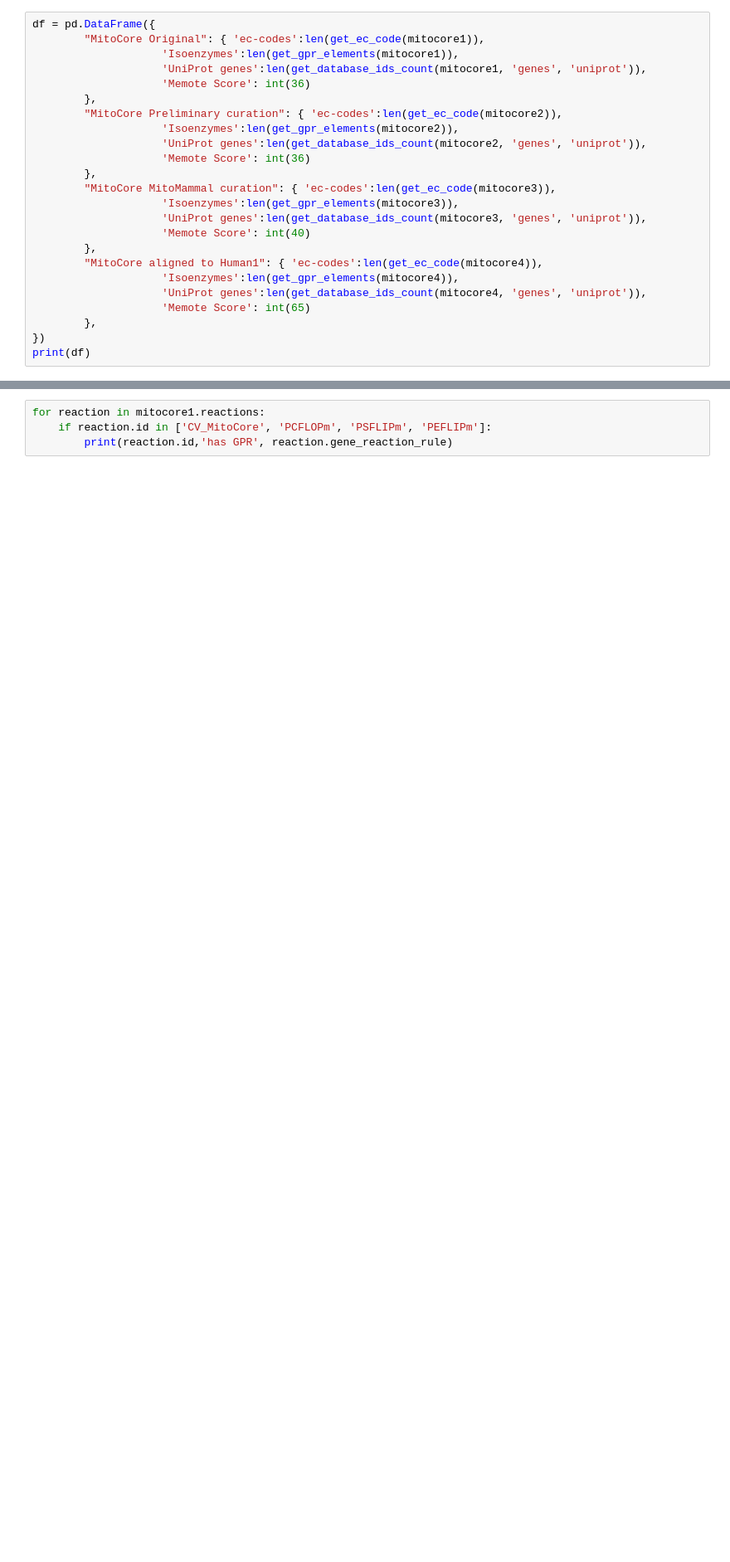
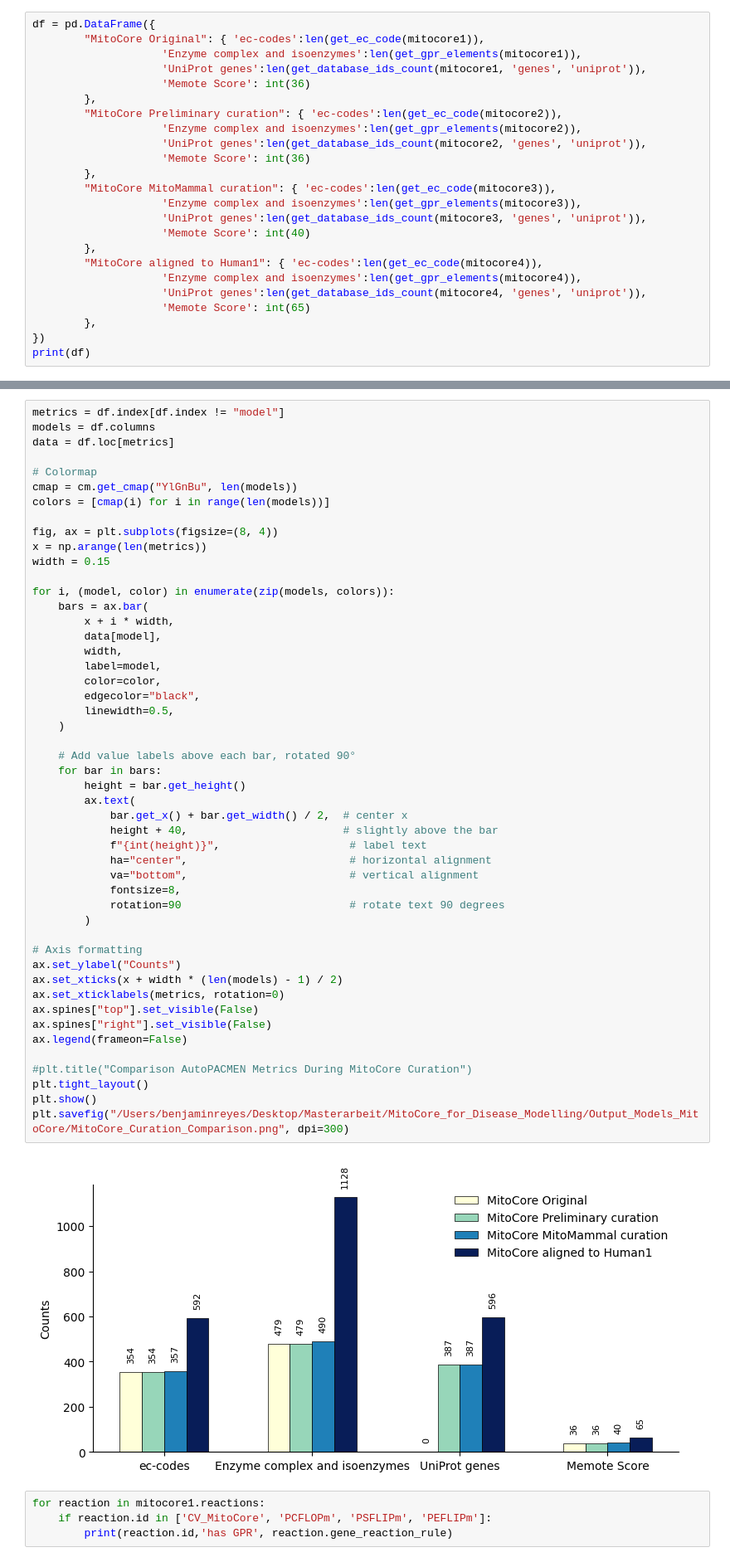
Before and after one commit to Benjamin-Reyes-S/MitoCore-curation-workflow, a Jupyter notebook: model_curation/MitoCore_Metrics.ipynb, the cells around one changed output, grey strips where cells are left out. Shown at 83% size. Cells and saved outputs as stored; diff of their text form; blank space fills up the shorter version.

```diff
--- a/model_curation/MitoCore_Metrics.ipynb
+++ b/model_curation/MitoCore_Metrics.ipynb
@@ -79,22 +68,22 @@ def get_database_ids_count(model, component, database):
 # %%
 df = pd.DataFrame({
         "MitoCore Original": { 'ec-codes':len(get_ec_code(mitocore1)),
-                    'Isoenzymes':len(get_gpr_elements(mitocore1)),
+                    'Enzyme complex and isoenzymes':len(get_gpr_elements(mitocore1)),
                     'UniProt genes':len(get_database_ids_count(mitocore1, 'genes', 'uniprot')),
                     'Memote Score': int(36)
         },
         "MitoCore Preliminary curation": { 'ec-codes':len(get_ec_code(mitocore2)),
-                    'Isoenzymes':len(get_gpr_elements(mitocore2)),
+                    'Enzyme complex and isoenzymes':len(get_gpr_elements(mitocore2)),
                     'UniProt genes':len(get_database_ids_count(mitocore2, 'genes', 'uniprot')),
                     'Memote Score': int(36)
         },
         "MitoCore MitoMammal curation": { 'ec-codes':len(get_ec_code(mitocore3)),
-                    'Isoenzymes':len(get_gpr_elements(mitocore3)),
+                    'Enzyme complex and isoenzymes':len(get_gpr_elements(mitocore3)),
                     'UniProt genes':len(get_database_ids_count(mitocore3, 'genes', 'uniprot')),
                     'Memote Score': int(40)
         },
         "MitoCore aligned to Human1": { 'ec-codes':len(get_ec_code(mitocore4)),
-                    'Isoenzymes':len(get_gpr_elements(mitocore4)),
+                    'Enzyme complex and isoenzymes':len(get_gpr_elements(mitocore4)),
                     'UniProt genes':len(get_database_ids_count(mitocore4, 'genes', 'uniprot')),
                     'Memote Score': int(65)
         },
@@ -210,3 +110,54 @@ plt.show()
+# %%
+metrics = df.index[df.index != "model"]
+models = df.columns
+data = df.loc[metrics]
+
+# Colormap
+cmap = cm.get_cmap("YlGnBu", len(models))
+colors = [cmap(i) for i in range(len(models))]
+
+fig, ax = plt.subplots(figsize=(8, 4))
+x = np.arange(len(metrics))
+width = 0.15
+
+for i, (model, color) in enumerate(zip(models, colors)):
+    bars = ax.bar(
+        x + i * width,
+        data[model],
+        width,
+        label=model,
+        color=color,
+        edgecolor="black",
+        linewidth=0.5,
+    )
+
+    # Add value labels above each bar, rotated 90°
+    for bar in bars:
+        height = bar.get_height()
+        ax.text(
+            bar.get_x() + bar.get_width() / 2,  # center x
+            height + 40,                        # slightly above the bar
+            f"{int(height)}",                    # label text
+            ha="center",                         # horizontal alignment
+            va="bottom",                         # vertical alignment
+            fontsize=8,
+            rotation=90                          # rotate text 90 degrees
+        )
+
+# Axis formatting
+ax.set_ylabel("Counts")
+ax.set_xticks(x + width * (len(models) - 1) / 2)
+ax.set_xticklabels(metrics, rotation=0)
+ax.spines["top"].set_visible(False)
+ax.spines["right"].set_visible(False)
+ax.legend(frameon=False)
+
+#plt.title("Comparison AutoPACMEN Metrics During MitoCore Curation")
+plt.tight_layout()
+plt.show()
+plt.savefig("/Users/benjaminreyes/Desktop/Masterarbeit/MitoCore_for_Disease_Modelling/Output_Models_MitoCore/MitoCore_Curation_Comparison.png", dpi=300)
+# %% [output]
+[figure, added]
 # %%
 for reaction in mitocore1.reactions:
     if reaction.id in ['CV_MitoCore', 'PCFLOPm', 'PSFLIPm', 'PEFLIPm']:
```
Also changed, not shown: parts of 6 cells of this notebook, 17 other files.
